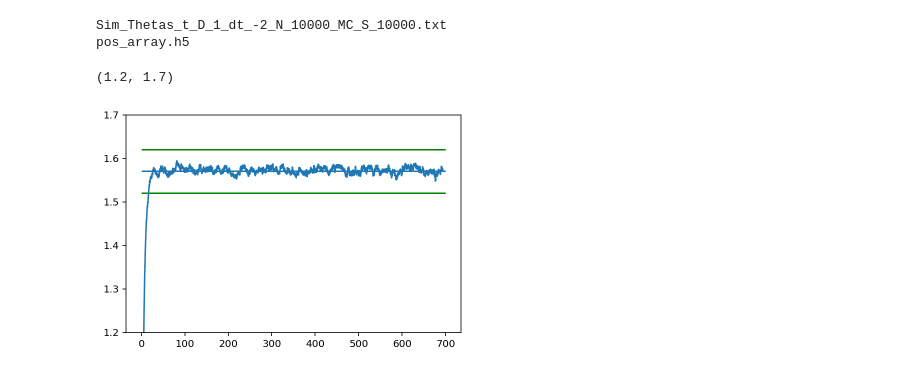
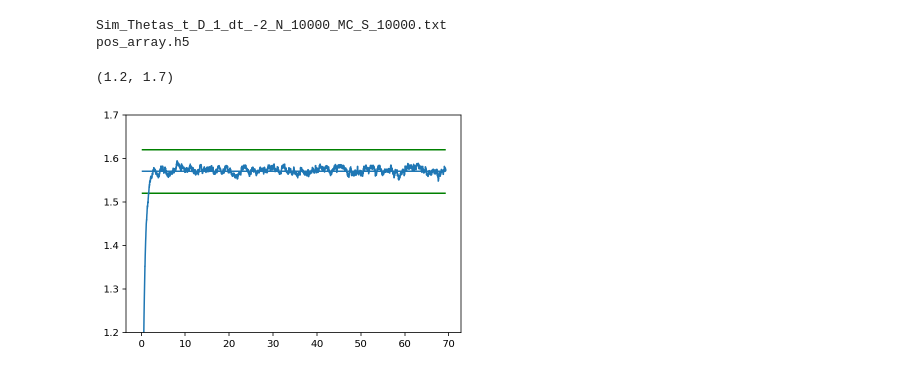
Before and after one commit to AdrianoValdesGomez/PhD-Thesis, a Jupyter notebook: Free_Diffusion_Simulations_PhD.ipynb, the cells around one changed output. Drawn from its saved outputs; the diff is of its cells as text; code cells hidden in the pictures.

```diff
--- a/Free_Diffusion_Simulations_PhD.ipynb
+++ b/Free_Diffusion_Simulations_PhD.ipynb
@@ -343,7 +343,7 @@ pos_array.h5
 l_pos_t = [[v for v in data[i]] for i in range(data.shape[0])]
 # %%
 def thetas_phis_ensemble(l_pos_t):
-    """This function return two lists of the ensemble of angular coordinates
+    """This function returns two lists of the ensemble of angular coordinates
     given a list of position vactors"""
 
     thetas_ensamble = []
@@ -372,7 +372,7 @@ def time_array(MC_steps, dt):
         tiempos.append(suma)
     return np.array(tiempos)
 # %%
-t_a = time_array(10000,np.log(2)*1e-1)
+t_a = time_array(10000,np.log(2)*1e-2)
 # %%
 theta_mean_t = t_ens_array.mean(axis=1)
 theta_var_t = t_ens_array.var(axis=1)
@@ -381,13 +379,13 @@ theta_var_t = t_ens_array.var(axis=1)
 # %%
 epsilon_mean = 0.05
 plt.plot(t_a, theta_mean_t)
-plt.hlines(np.pi/2,0,700)
-plt.hlines(np.pi/2 + epsilon_mean,0,700, color='g')
-plt.hlines(np.pi/2 - epsilon_mean,0,700, color='g')
+plt.hlines(np.pi/2,0,t_a[-1])
+plt.hlines(np.pi/2 + epsilon_mean,0,t_a[-1], color='g')
+plt.hlines(np.pi/2 - epsilon_mean,0,t_a[-1], color='g')
 plt.ylim(1.2,1.7)
 # %% [output]
 (1.2, 1.7)
-[figure, old version]
+[figure, new version]
 # %%
 epsilon_var = .025
 plt.plot(t_a, theta_var_t)
```
Also changed, not shown: parts of 26 cells of this notebook.
